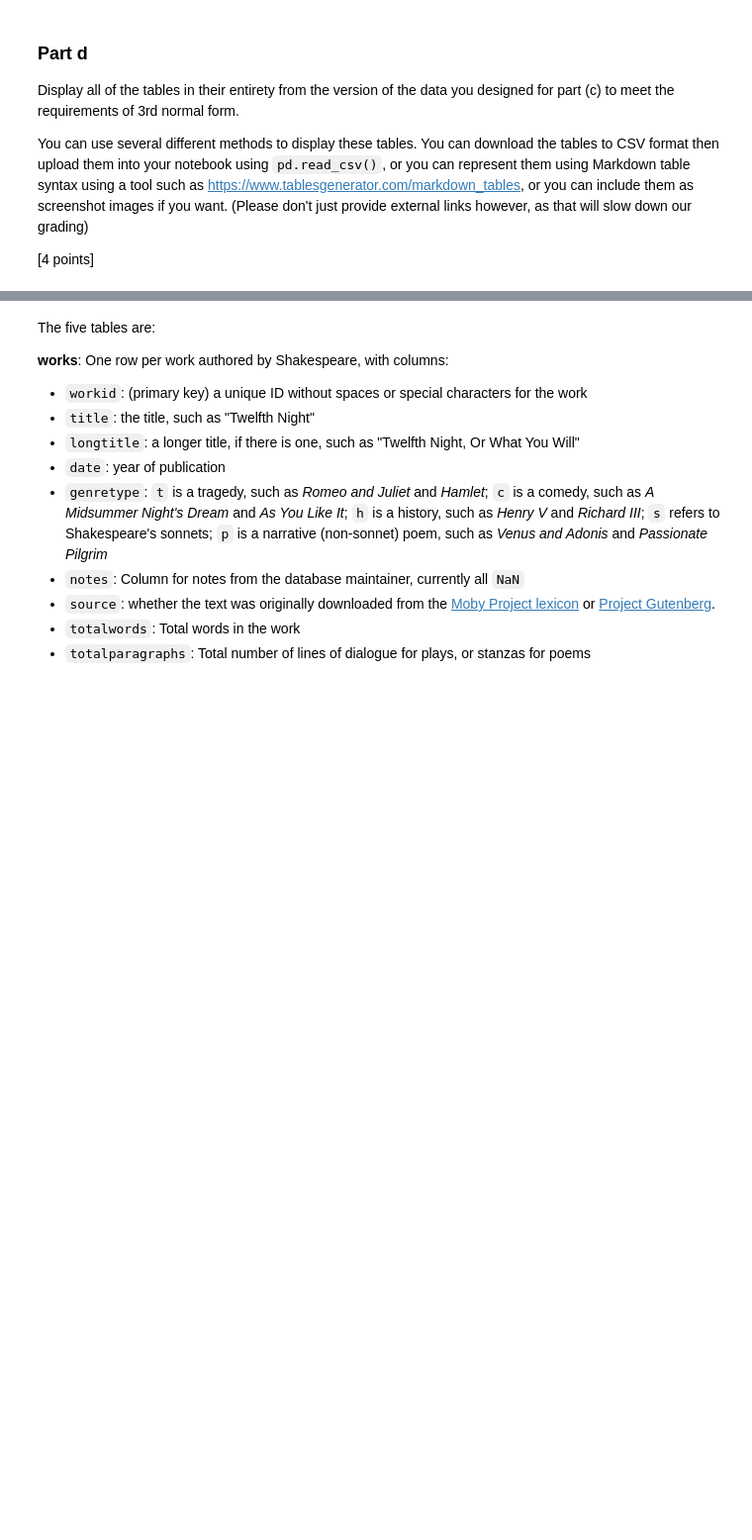
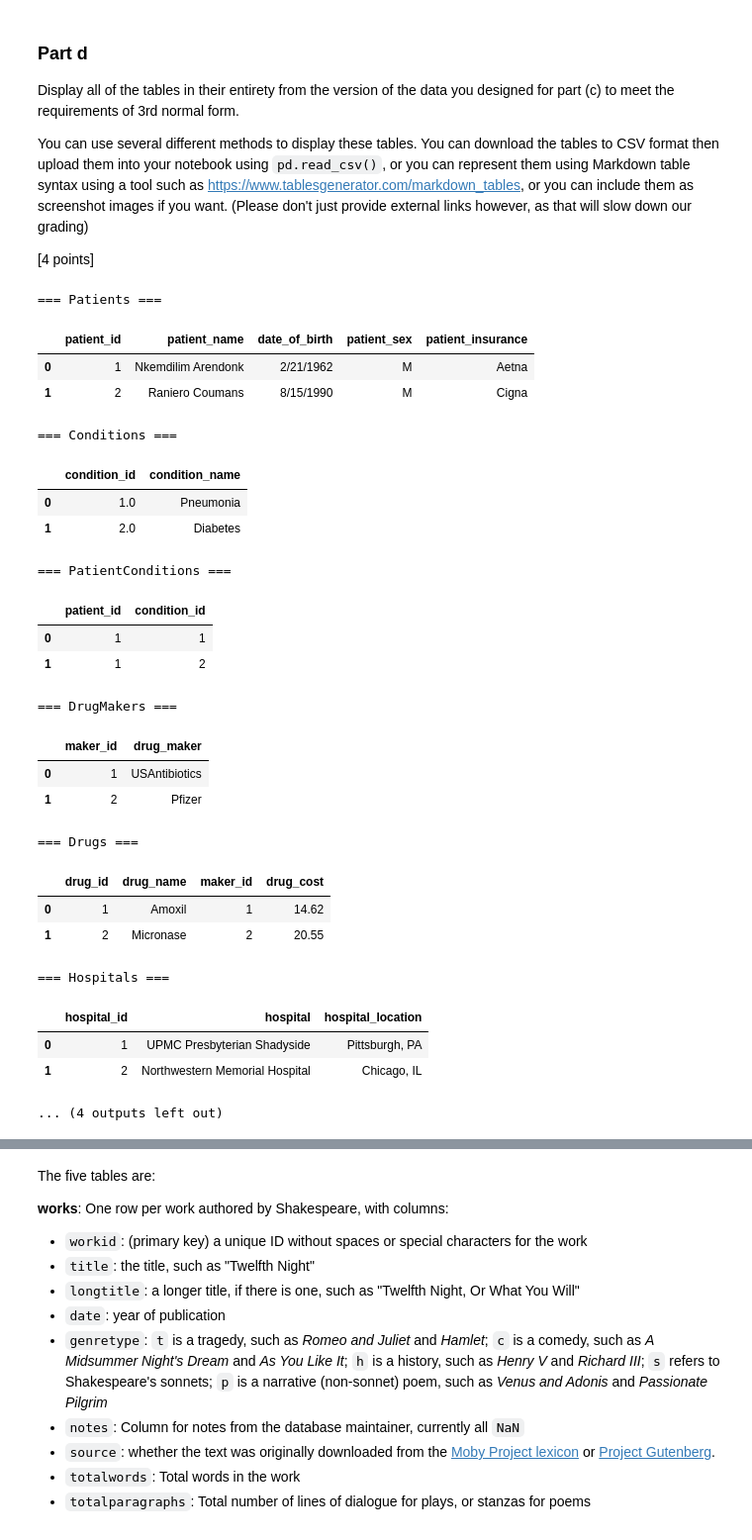
Before and after one commit to Maodougie25/ds6001databases2025, a Jupyter notebook: labassignment6.MAT.ipynb, the cells around one changed output, grey strips where cells are left out. Shown: that part at 99% size. Cells and saved outputs as stored; diff of their text form; code cells hidden in the pictures; blank space fills up the shorter version.

```diff
--- a/labassignment6.MAT.ipynb
+++ b/labassignment6.MAT.ipynb
@@ -328,6 +328,67 @@ Display all of the tables in their entirety from the version of the data you des
 You can use several different methods to display these tables. You can download the tables to CSV format then upload them into your notebook using `pd.read_csv()`, or you can represent them using Markdown table syntax using a tool such as  https://www.tablesgenerator.com/markdown_tables, or you can include them as screenshot images if you want. (Please don't just provide external links however, as that will slow down our grading)
 
 [4 points]
+# %%
+
+patients = pd.read_csv("Patients.csv")
+conditions = pd.read_csv("Conditions.csv")
+patient_conditions = pd.read_csv("PatientConditions.csv")
+drugmakers = pd.read_csv("DrugMakers.csv")
+drugs = pd.read_csv("Drugs.csv")
+hospitals = pd.read_csv("Hospitals.csv")
+physicians = pd.read_csv("Physicians.csv")
+prescriptions = pd.read_csv("Prescriptions.csv")
+
+# Display all tables
+print("=== Patients ===")
+display(patients.head(2))
+
+print("=== Conditions ===")
+display(conditions.head(2))
+
+print("=== PatientConditions ===")
+display(patient_conditions.head(2))
+
+print("=== DrugMakers ===")
+display(drugmakers.head(2))
+
+print("=== Drugs ===")
+display(drugs.head(2))
+
+print("=== Hospitals ===")
+display(hospitals.head(2))
+
+print("=== Physicians ===")
+display(physicians.head(2))
+
+print("=== Prescriptions ===")
+display(prescriptions.head(2))
+# %% [output]
+=== Patients ===
+|  | patient_id | patient_name | date_of_birth | patient_sex | patient_insurance |
+| 0 | 1 | Nkemdilim Arendonk | 2/21/1962 | M | Aetna |
+| 1 | 2 | Raniero Coumans | 8/15/1990 | M | Cigna |
+=== Conditions ===
+|  | condition_id | condition_name |
+| 0 | 1.0 | Pneumonia |
+| 1 | 2.0 | Diabetes |
+=== PatientConditions ===
+|  | patient_id | condition_id |
+| 0 | 1 | 1 |
+| 1 | 1 | 2 |
+=== DrugMakers ===
+|  | maker_id | drug_maker |
+| 0 | 1 | USAntibiotics |
+| 1 | 2 | Pfizer |
+=== Drugs ===
+|  | drug_id | drug_name | maker_id | drug_cost |
+| 0 | 1 | Amoxil | 1 | 14.62 |
+| 1 | 2 | Micronase | 2 | 20.55 |
+=== Hospitals ===
+|  | hospital_id | hospital | hospital_location |
+| 0 | 1 | UPMC Presbyterian Shadyside | Pittsburgh, PA |
+| 1 | 2 | Northwestern Memorial Hospital | Chicago, IL |
+... (4 outputs left out)
 # %% [markdown]
 ## Problem 3
 For this problem, you will be documenting and a building database that contains the entire collected works of Shakespeare.
```
